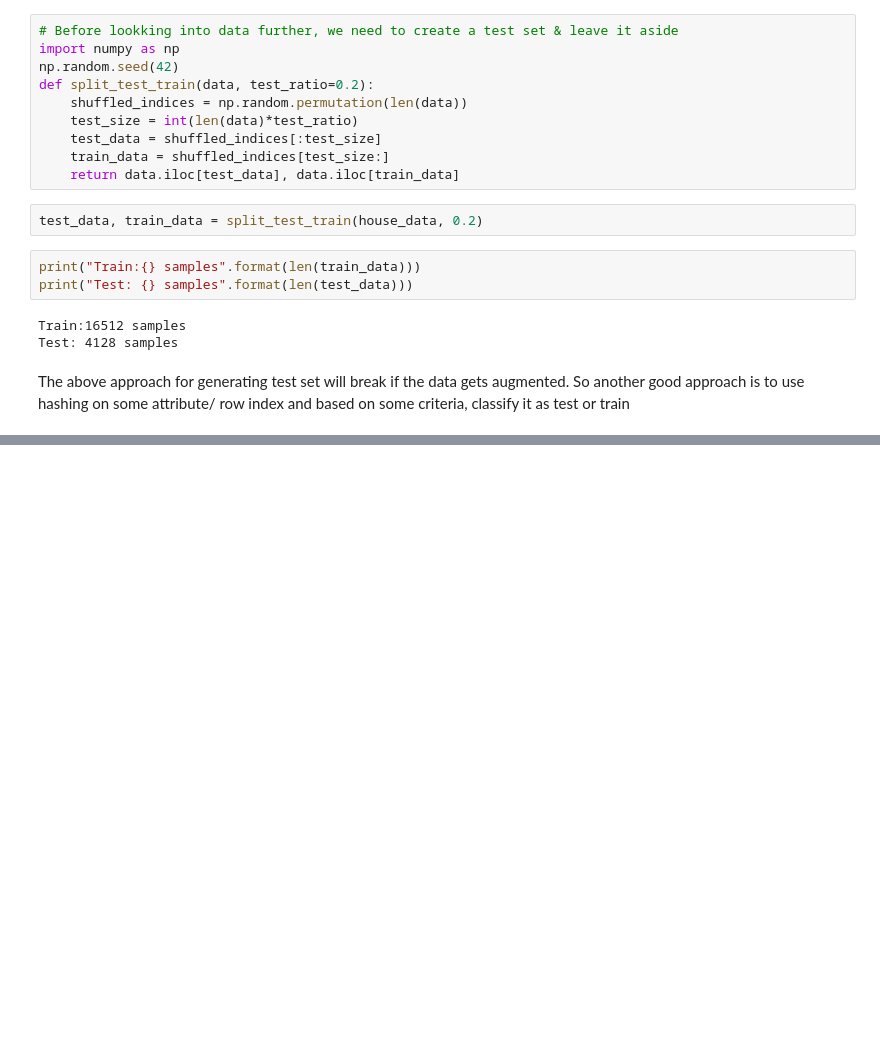
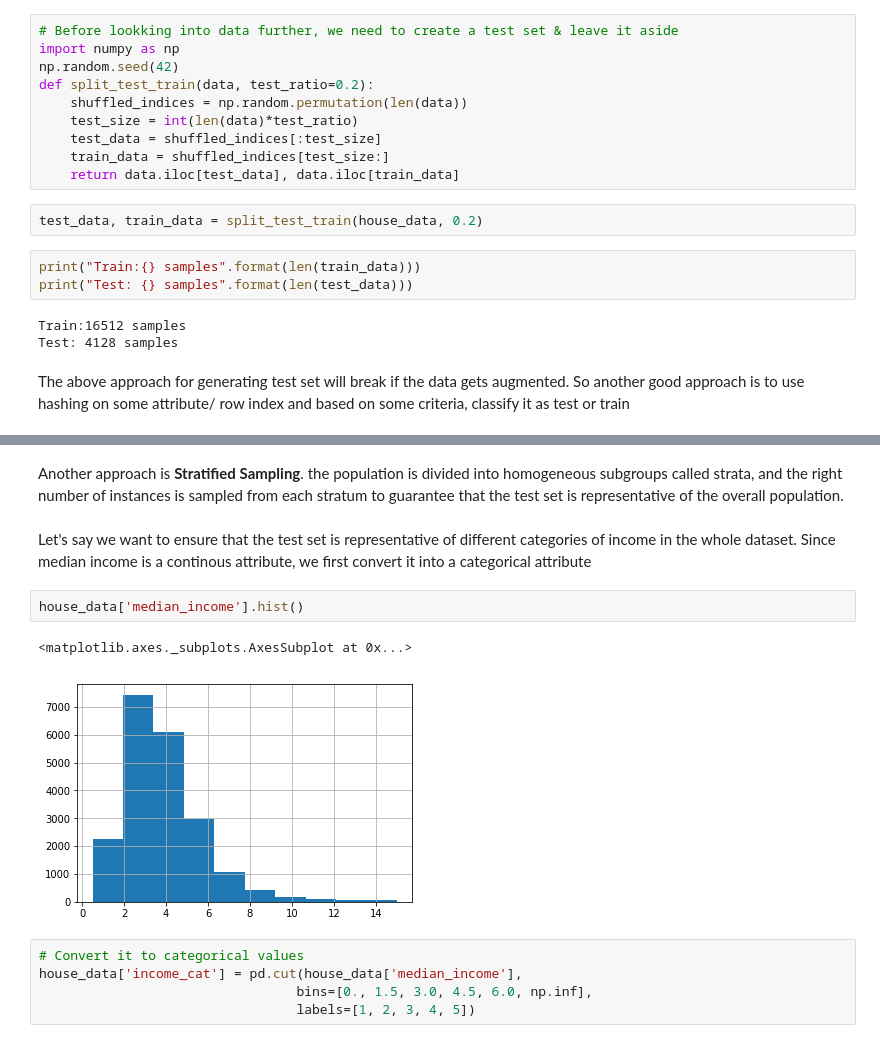
Before and after one commit to ManishaNatarajan/Hands_On_ML, a Jupyter notebook: Housing Regression.ipynb, the cells around one changed output, grey strips where cells are left out. Drawn from its saved outputs; the diff is of its cells as text; blank space fills up the shorter version.

Commit message:
Diff ways to split test train

```diff
--- a/Housing Regression.ipynb
+++ b/Housing Regression.ipynb
@@ -115,0 +156,16 @@ The above approach for generating test set will break if the data gets augmented
+# %% [markdown]
+Another approach is <b>Stratified Sampling</b>. the population is divided into homogeneous subgroups called strata,
+and the right number of instances is sampled from each stratum to guarantee that the
+test set is representative of the overall population.
+# %% [markdown]
+Let's say we want to ensure that the test set is representative of different categories of income in the whole dataset. Since median income is a continous attribute, we first convert it into a categorical attribute
+# %%
+house_data['median_income'].hist()
+# %% [output]
+<matplotlib.axes._subplots.AxesSubplot at 0x...>
+[figure, added]
+# %%
+# Convert it to categorical values
+house_data['income_cat'] = pd.cut(house_data['median_income'],
+                                 bins=[0., 1.5, 3.0, 4.5, 6.0, np.inf],
+                                 labels=[1, 2, 3, 4, 5])
```
Also changed, not shown: parts of 13 cells of this notebook.
